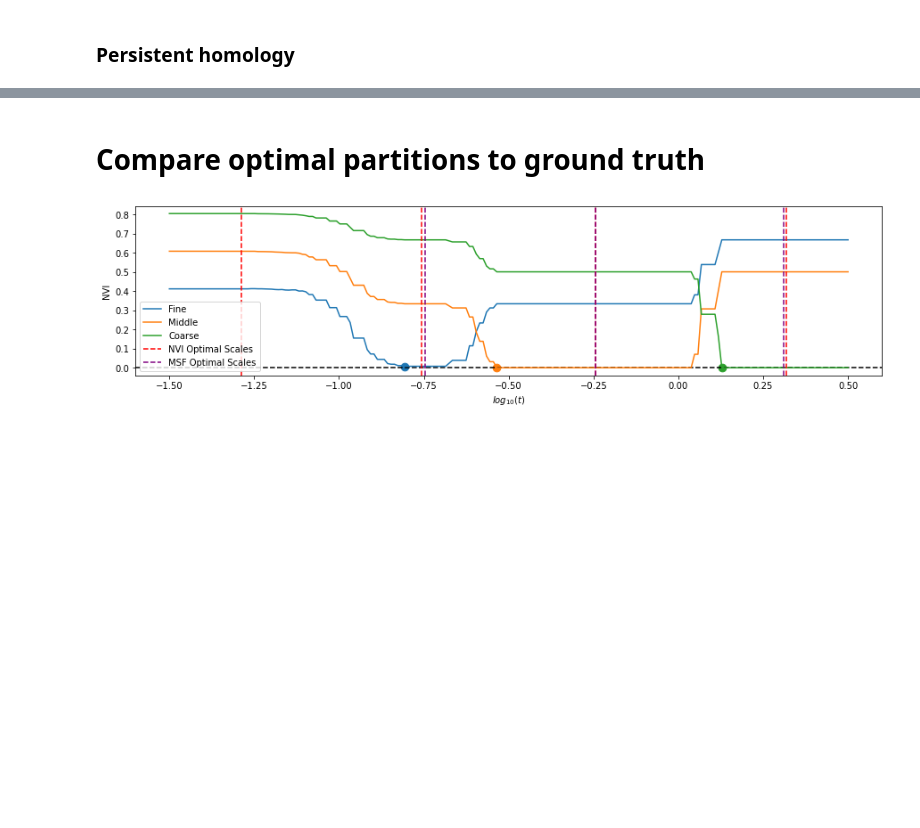
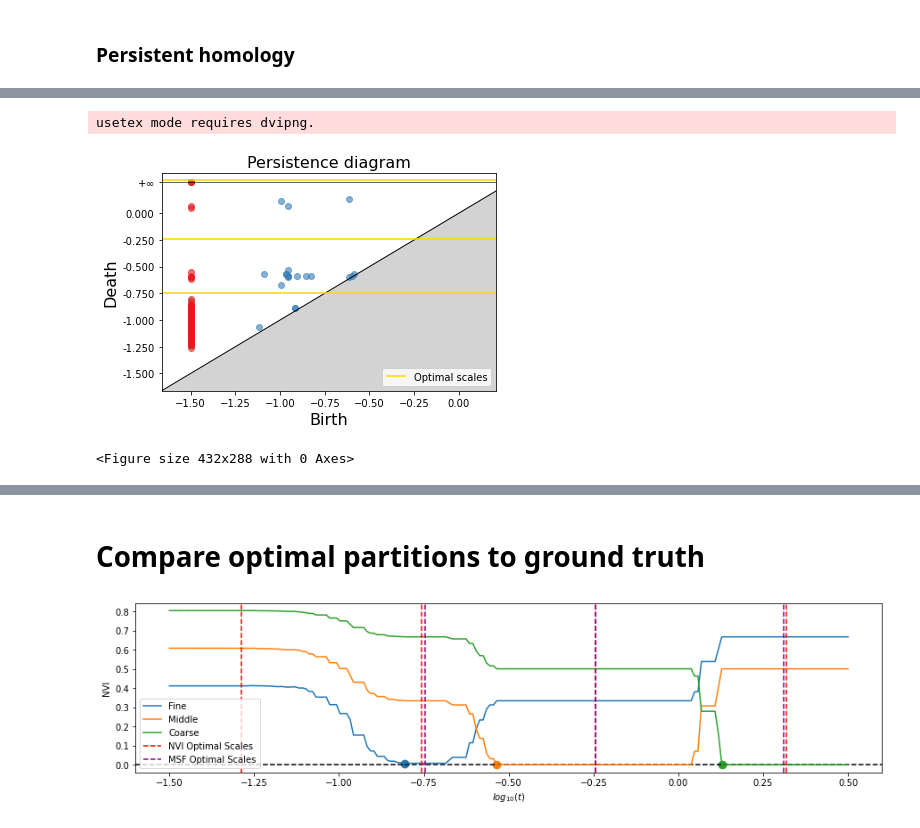
Before and after one commit to barahona-research-group/MCF, a Jupyter notebook: notebooks/220426_MSF_Full_OOP.ipynb, the cells around one changed output, grey strips where cells are left out. Saved outputs shown, nothing was run; the diff lists cells and outputs as text; code cells hidden in the pictures; blank space fills up the shorter version.

```diff
--- a/notebooks/220426_MSF_Full_OOP.ipynb
+++ b/notebooks/220426_MSF_Full_OOP.ipynb
@@ -220 +226,10 @@ msf.select_scales(threshold_abs=0.1)
+# %%
+# Plot persistence diagram with optimal scales
+ax = msf.plot_persistence_diagram()
+plt.show()
+plt.savefig(root_fig +'PD_SBM.pdf',bbox_inches='tight')
+# %% [output]
+usetex mode requires dvipng.
+[figure, added]
+<Figure size 432x288 with 0 Axes>
 # %%
```
Also changed, not shown: parts of 7 cells of this notebook, 5 other files.
